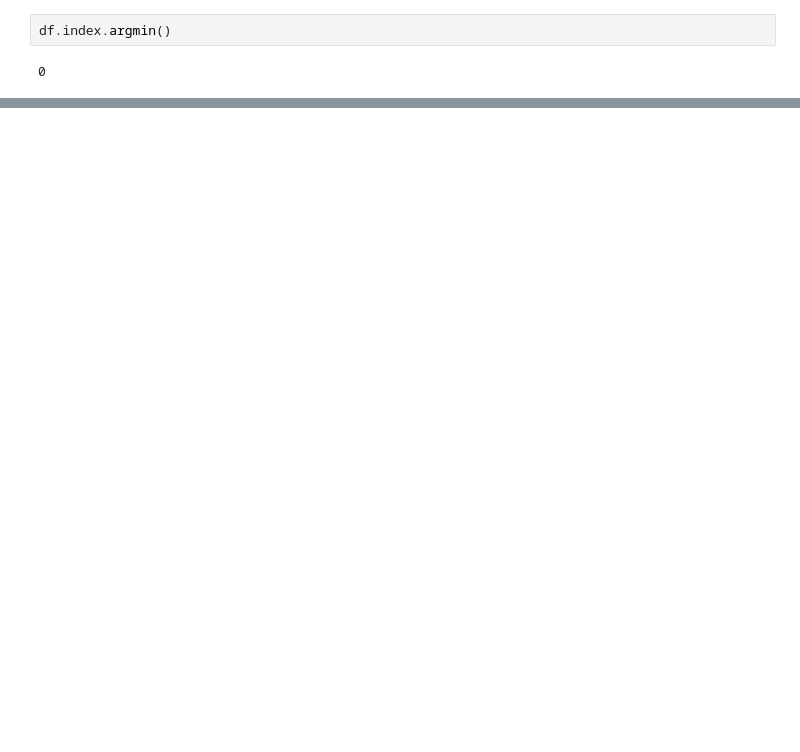
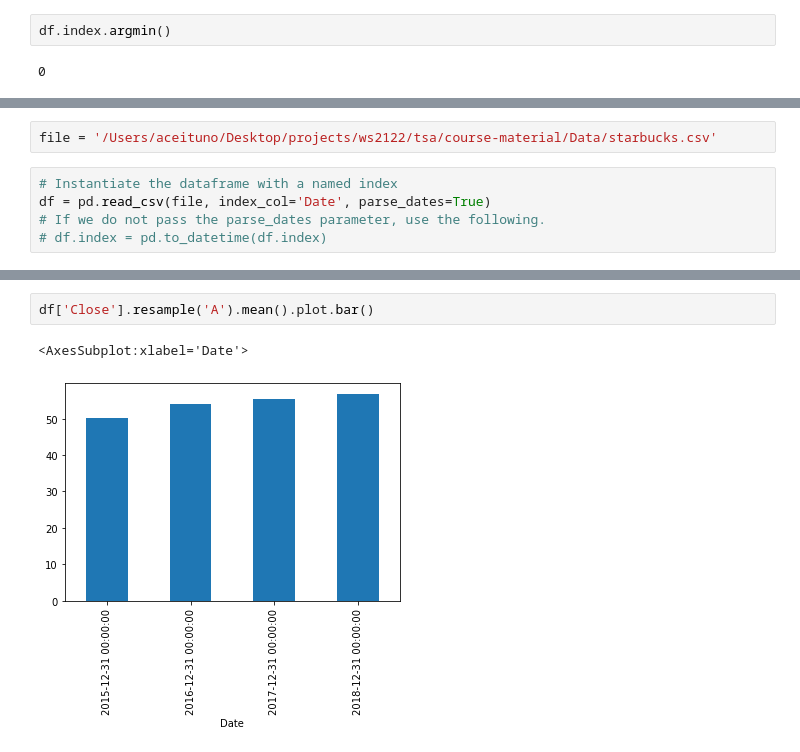
Before and after one commit to luiul/tsa, a Jupyter notebook: course-nb/03-tsa.ipynb, the cells around one changed output, grey strips where cells are left out. Drawn from its saved outputs; the diff is of its cells as text; blank space fills up the shorter version.

```diff
--- a/course-nb/03-tsa.ipynb
+++ b/course-nb/03-tsa.ipynb
@@ -89,0 +104,7 @@ df.index.argmin()
+# %%
+file = '/Users/aceituno/Desktop/projects/ws2122/tsa/course-material/Data/starbucks.csv'
+# %%
+# Instantiate the dataframe with a named index
+df = pd.read_csv(file, index_col='Date', parse_dates=True)
+# If we do not pass the parse_dates parameter, use the following.
+# df.index = pd.to_datetime(df.index)
@@ -89,0 +175,5 @@ df.index.argmin()
+# %%
+df['Close'].resample('A').mean().plot.bar()
+# %% [output]
+<AxesSubplot:xlabel='Date'>
+[figure, added]
```
Also changed, not shown: parts of 47 cells of this notebook, 1 other file.
